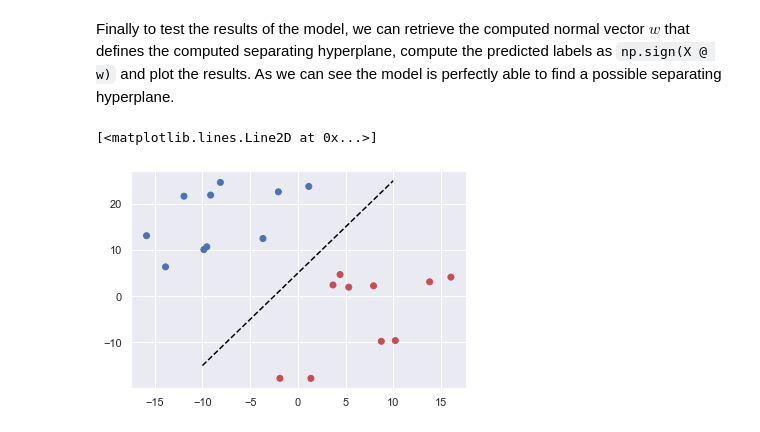
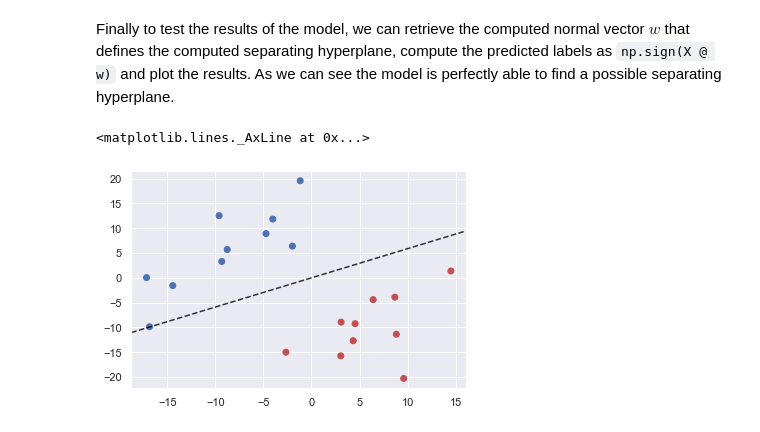
Before and after one commit to s276842/Mathematics-In-Machine-Learning, a Jupyter notebook: Linear Predictors.ipynb, the cells around one changed output. Drawn from its saved outputs; the diff is of its cells as text; code cells hidden in the pictures.

Commit message:
plot update boundaries Perceptron

```diff
--- a/Linear Predictors.ipynb
+++ b/Linear Predictors.ipynb
@@ -66,0 +47,32 @@ plt.plot([-10,10], [separating_line(-10), separating_line(10)],  linestyle='--',
+# %%
+def generate_2Dlinearly_separable_data(slope, intercept, n_pos=10, n_neg=10, rng=None):
+
+    if rng is None:
+        rng = np.random.default_rng()
+
+    separating_line = lambda x: slope*x + intercept
+
+    x_pos = np.array([(x - 15*rng.random(), separating_line(x) + 15*rng.random()) for x in rng.integers(-5, 5, n_pos)])
+    x_neg = np.array([(x + 15*rng.random(), separating_line(x) - 15*rng.random())for x in rng.integers(-5, 5, n_neg)])
+
+    return np.vstack((x_pos, x_neg))
+# %%
+import numpy as np
+import matplotlib.pyplot as plt
+import seaborn as sns
+sns.set()
+
+rng = np.random.default_rng(27)  # set random generator
+n_pos = 10
+n_neg = 10
+slope = 2
+intercept = 0
+
+X = generate_2Dlinearly_separable_data(slope, intercept, n_pos, n_neg, rng = rng)     # creating points
+y = np.ones(n_pos + n_neg)                                                            # creating labels
+y[n_pos:] *= -1
+
+# plotting separated data
+plt.scatter(*zip(*X[:n_pos]), c='b', marker='+')
+plt.scatter(*zip(*X[n_pos:]), c='r', marker='_')
+plt.axline((0, intercept), slope = slope,  linestyle='--', color='black', alpha=0.8, label ='current')
@@ -68,9 +83,6 @@ plt.plot([-10,10], [separating_line(-10), separating_line(10)],  linestyle='--',
 To perform the computation of an halfspace I will make advantage of the LP library PuLP. First of all I define the set of points $X = \{\mathbf x_i = (x_{i,1}, x_{i,2})\}_{i=1}^m$ and the set of labels $y = \{y_i\}_{i=1}^m$. Then I define the dummy vector $u$ the matrix $A$ as defined above. There is no need to explicitly define the constraint vector $v$ since the constraints will be added one at a time.
 # %%
 from pulp import *
-
-X = np.vstack((x_pos, x_neg)) #points
-y = np.hstack((np.ones(len(x_pos)), -1 * np.ones(len(x_neg)))) #labels
 
 u = np.zeros(2)
 A = X *y[:,np.newaxis]
@@ -80,6 +92,7 @@ A = X *y[:,np.newaxis]
 model = LpProblem(name="small-problem", sense=LpMaximize)
 
 # Initialize the decision variables
+# bias = LpVariable(name="bias", lowBound=-10)
 x1 = LpVariable(name="x1", lowBound=-10)
 x2 = LpVariable(name="x2", lowBound=-10)
 
@@ -120,13 +133,15 @@ Finally to test the results of the model, we can retrieve the computed normal ve
 # %%
 w = np.array([model.variables()[0].value(), model.variables()[1].value()])
 y_pred = np.sign(X @ w)
 
 colors = ['b' if y == 1.0 else 'r' for y in y_pred ]
 plt.scatter(X[:,0], X[:,1], c=colors)
-plt.plot([-10,10], [separating_line(-10), separating_line(10)],  linestyle='--', color ='black')
+
+d = -w[0]/w[1]
+plt.axline((0, 0), slope = d,  linestyle='--', color='black', alpha=0.8, label ='current')
 # %% [output]
-[<matplotlib.lines.Line2D at 0x...>]
+<matplotlib.lines._AxLine at 0x...>
-[figure, old version]
+[figure, new version]
 # %% [markdown]
 ## Perceptron
 
```
Also changed, not shown: parts of 10 cells of this notebook.
